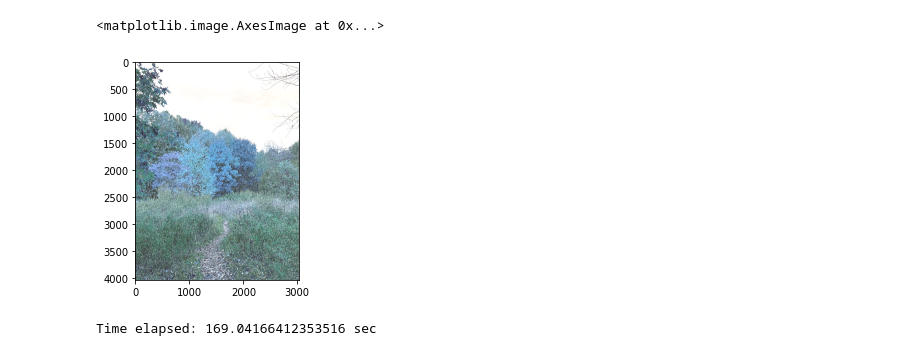
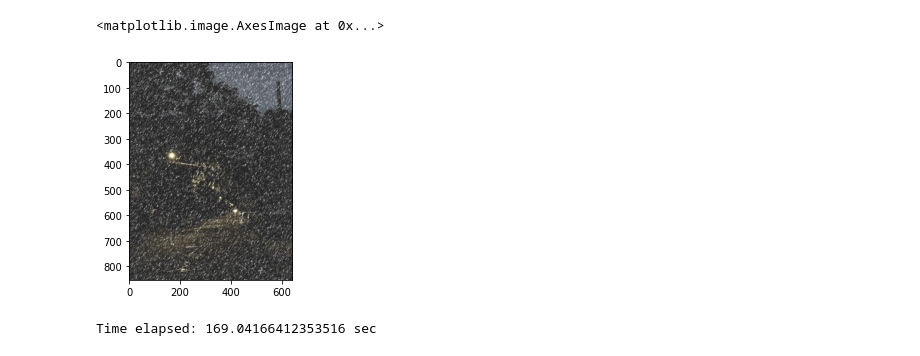
Before and after one commit to locsor/weatherAugmentation, a Jupyter notebook: augm.ipynb, the cells around one changed output. Cells and saved outputs as stored; diff of their text form; code cells hidden in the pictures.

```diff
--- a/augm.ipynb
+++ b/augm.ipynb
@@ -64,13 +64,13 @@ def weather_augment(a_type,img):
 # %%
 image_dir = './images'
 
-img = cv2.imread(image_dir + '/3.png')
+img = cv2.cvtColor(cv2.imread(image_dir + '/1.png'), cv2.COLOR_BGR2RGB)
 out = weather_augment("simple_snow", img)
 
 plt.imshow(out)
 # %% [output]
 <matplotlib.image.AxesImage at 0x...>
-[figure, old version]
+[figure, new version]
 # %%
 def next_power_of_2(x):
     return 1 if x == 0 else 2 ** (x - 1).bit_length()
```
Also changed, not shown: 3 other files.
